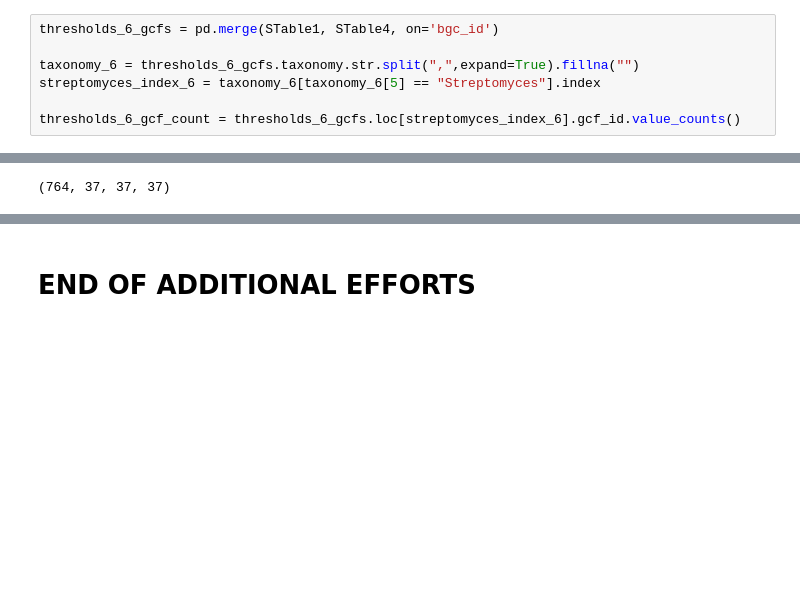
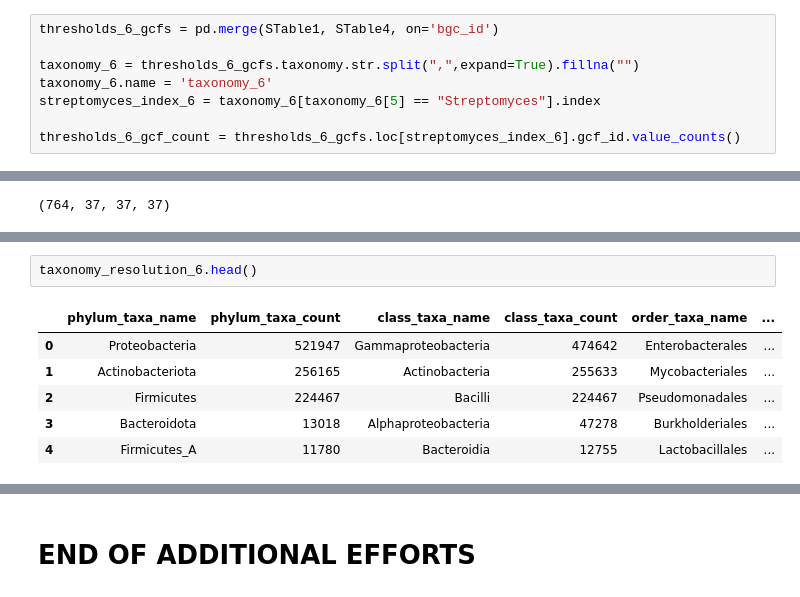
Before and after one commit to SinaBerkGolech/Metabolomics_Seminar_Topic_10, a Jupyter notebook: Additional_Efforts/Additional_Efforts.ipynb, the cells around one changed output, grey strips where cells are left out. Cells and saved outputs as stored; diff of their text form; blank space fills up the shorter version.

```diff
--- a/Additional_Efforts/Additional_Efforts.ipynb
+++ b/Additional_Efforts/Additional_Efforts.ipynb
@@ -55,6 +57,7 @@ thresholds_5_gcf_count = thresholds_5_gcfs.loc[streptomyces_index_5].gcf_id.valu
 thresholds_6_gcfs = pd.merge(STable1, STable4, on='bgc_id')
 
 taxonomy_6 = thresholds_6_gcfs.taxonomy.str.split(",",expand=True).fillna("")
+taxonomy_6.name = 'taxonomy_6'
 streptomyces_index_6 = taxonomy_6[taxonomy_6[5] == "Streptomyces"].index
 
 thresholds_6_gcf_count = thresholds_6_gcfs.loc[streptomyces_index_6].gcf_id.value_counts()
@@ -242,0 +204,9 @@ df_t_sorted[1:12]
+# %%
+taxonomy_resolution_6.head()
+# %% [output]
+|  | phylum_taxa_name | phylum_taxa_count | class_taxa_name | class_taxa_count | order_taxa_name | ... |
+| 0 | Proteobacteria | 521947 | Gammaproteobacteria | 474642 | Enterobacterales | ... |
+| 1 | Actinobacteriota | 256165 | Actinobacteria | 255633 | Mycobacteriales | ... |
+| 2 | Firmicutes | 224467 | Bacilli | 224467 | Pseudomonadales | ... |
+| 3 | Bacteroidota | 13018 | Alphaproteobacteria | 47278 | Burkholderiales | ... |
+| 4 | Firmicutes_A | 11780 | Bacteroidia | 12755 | Lactobacillales | ... |
```
Also changed, not shown: parts of 31 cells of this notebook, 13 other files.
